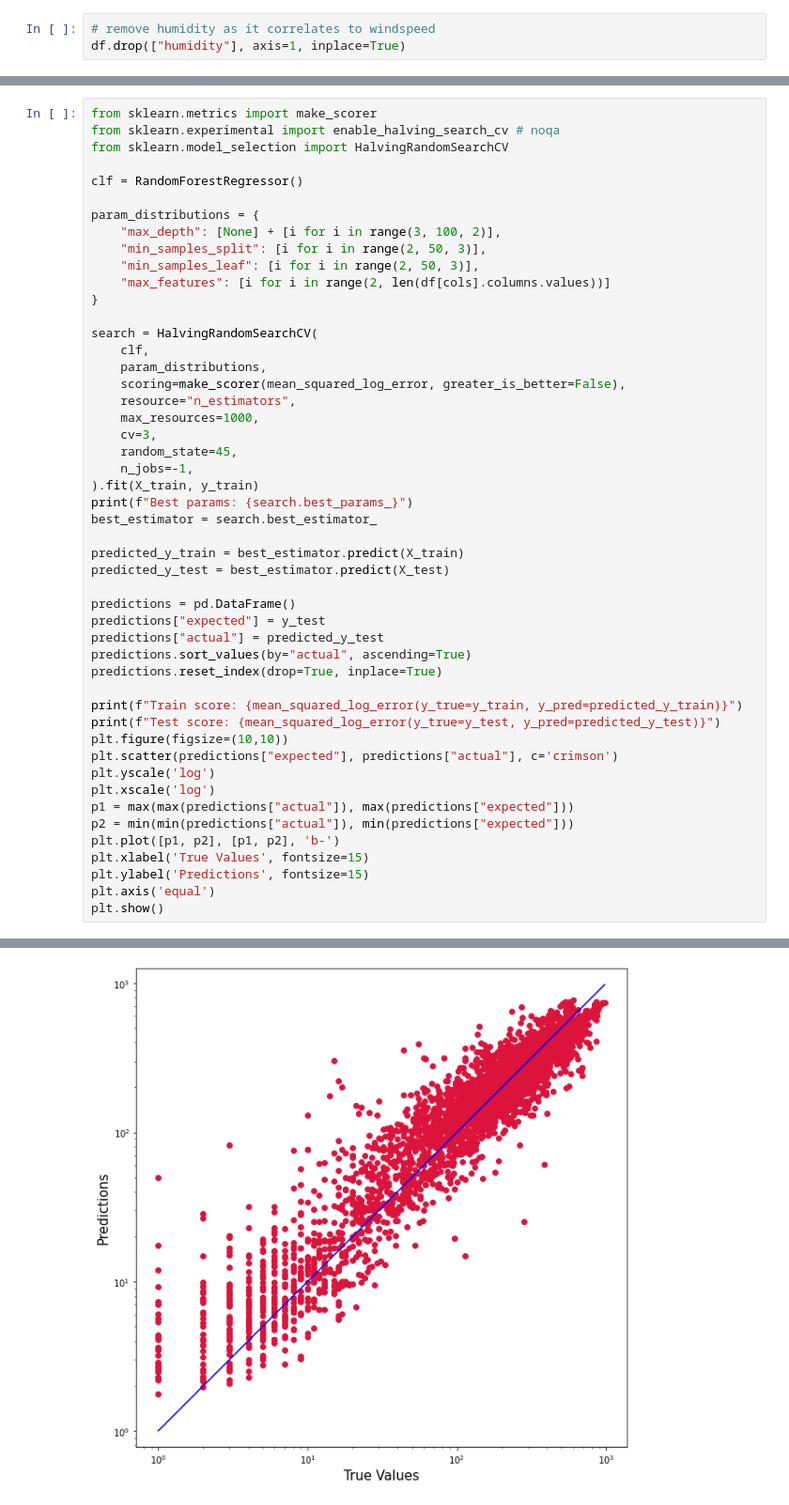
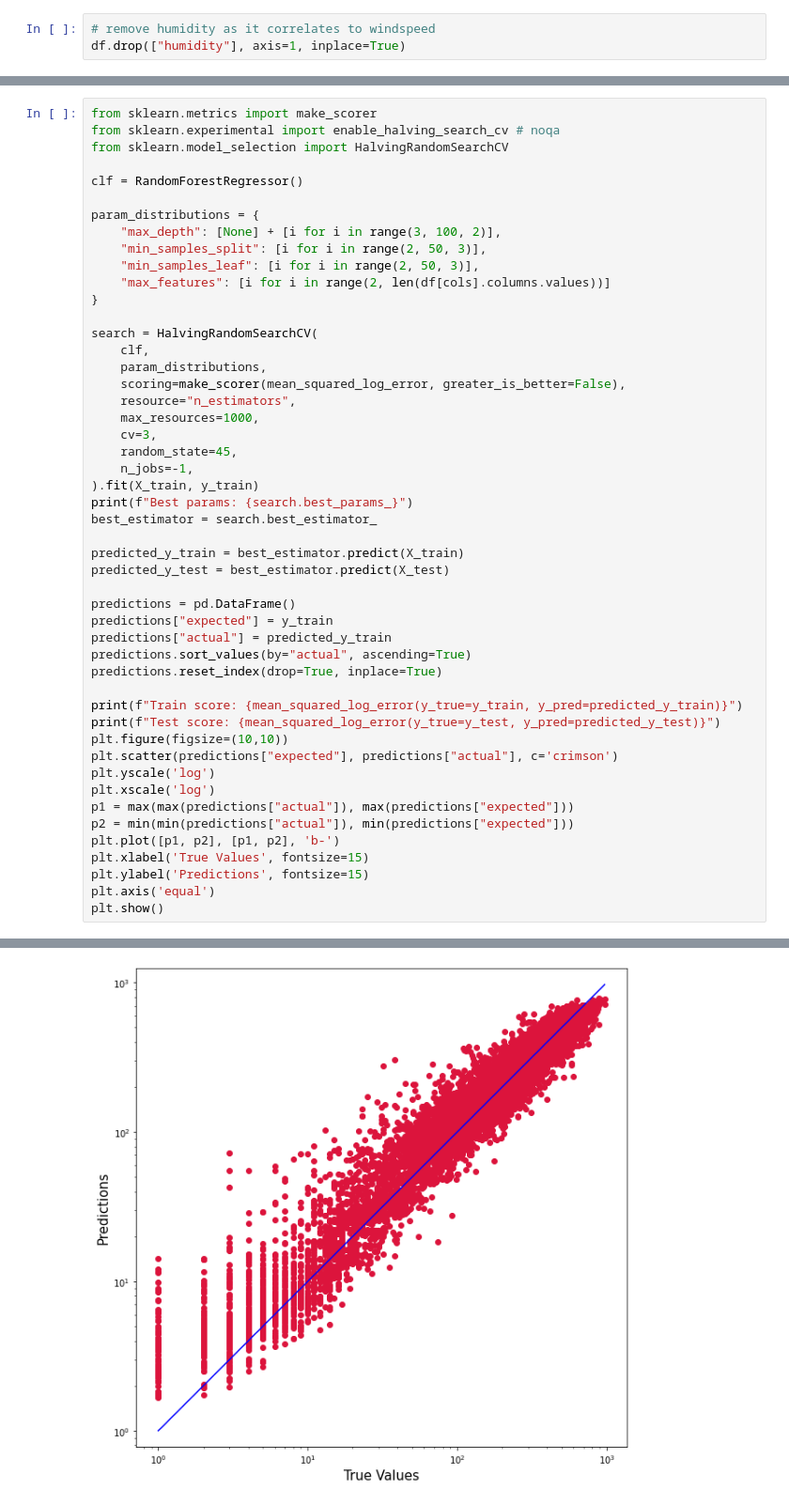
Before and after one commit to NPGiorgi/mlucu, a Jupyter notebook: bikesV2/bikes.ipynb, the cells around one changed output, grey strips where cells are left out. Shown at 94% size. Drawn from its saved outputs; the diff is of its cells as text.

Commit message:
BikesV2: Change charts

```diff
--- a/bikesV2/bikes.ipynb
+++ b/bikesV2/bikes.ipynb
@@ -264,8 +264,8 @@ predicted_y_train = best_estimator.predict(X_train)
 predicted_y_test = best_estimator.predict(X_test)
 
 predictions = pd.DataFrame()
-predictions["expected"] = y_test
-predictions["actual"] = predicted_y_test
+predictions["expected"] = y_train
+predictions["actual"] = predicted_y_train
 predictions.sort_values(by="actual", ascending=True)
 predictions.reset_index(drop=True, inplace=True)
 
@@ -289 +289 @@ Test score: 0.23337173848792933
-[figure, old version]
+[figure, new version]
```
Also changed, not shown: parts of 2 cells of this notebook.
